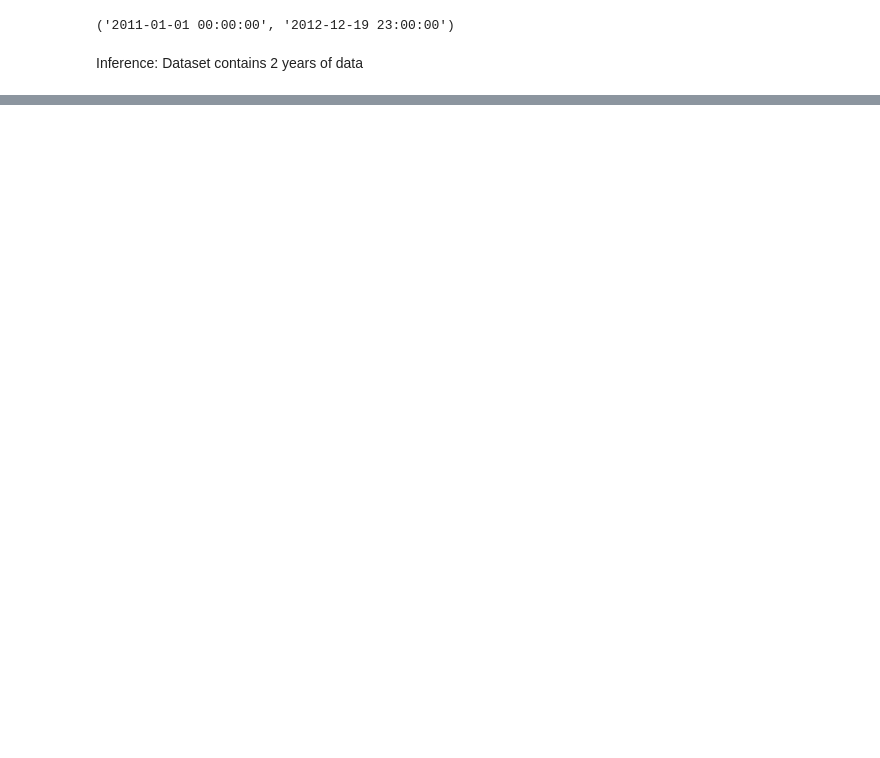
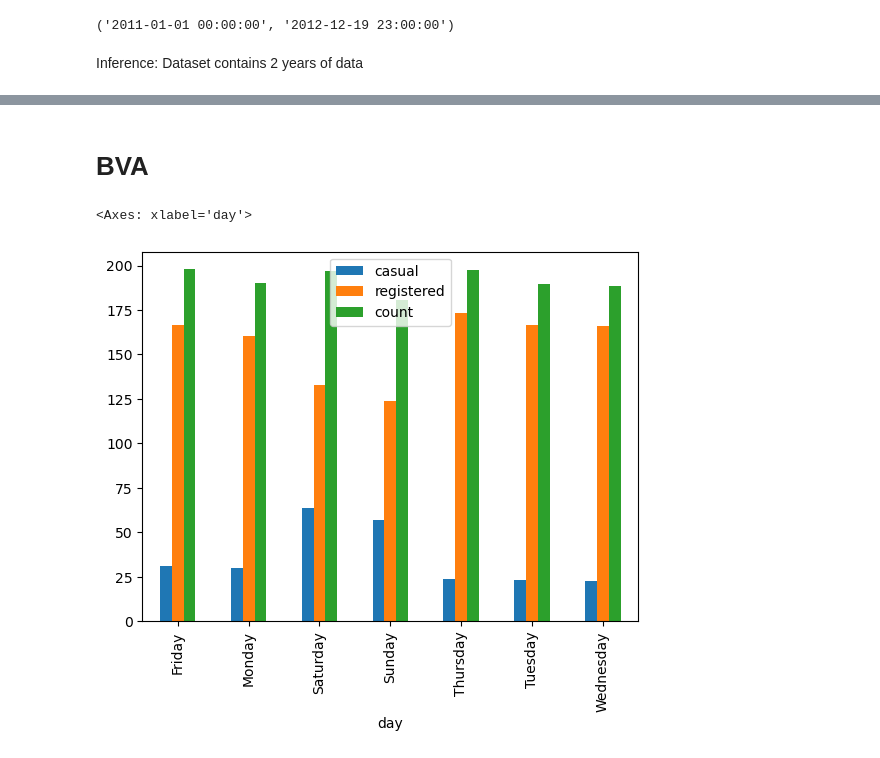
Before and after one commit to muthuganeshece/Business-Case-Study, a Jupyter notebook: Yulu/Notebook/Yulu_HypothesisTesting.ipynb, the cells around one changed output, grey strips where cells are left out. Drawn from its saved outputs; the diff is of its cells as text; code cells hidden in the pictures; blank space fills up the shorter version.

```diff
--- a/Yulu/Notebook/Yulu_HypothesisTesting.ipynb
+++ b/Yulu/Notebook/Yulu_HypothesisTesting.ipynb
@@ -84,0 +105,9 @@ Inference: Dataset contains 2 years of data
+# %% [markdown]
+# BVA
+# %%
+#Date Vs Count
+data.groupby('day')[['casual', 'registered', 'count']].mean().plot(kind='bar')
+#sns.barplot(data=data, x = 'day', y='casual', estimator='mean', hue='registered')
+# %% [output]
+<Axes: xlabel='day'>
+[figure, added]
```
Also changed, not shown: parts of 11 cells of this notebook.
